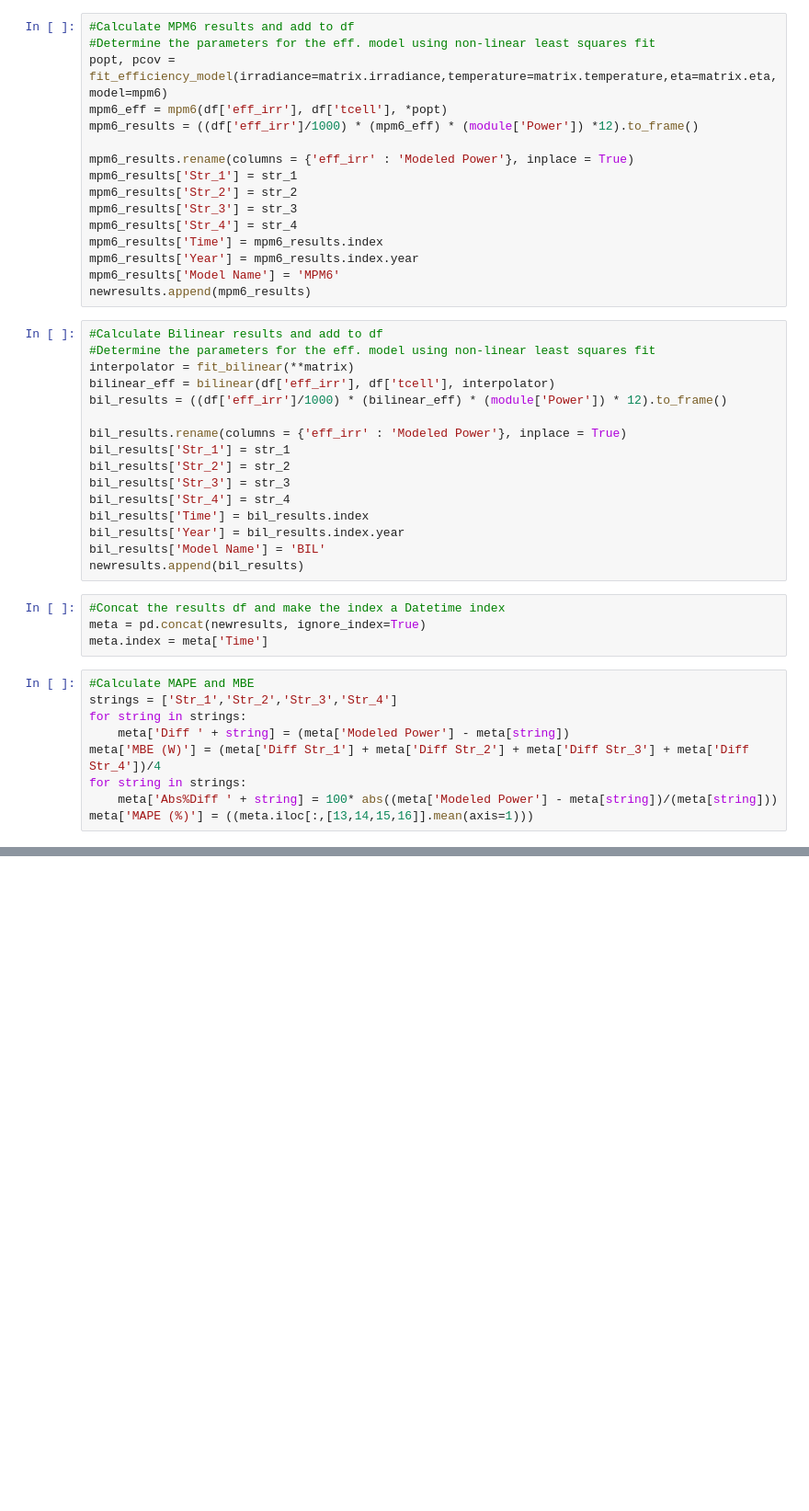
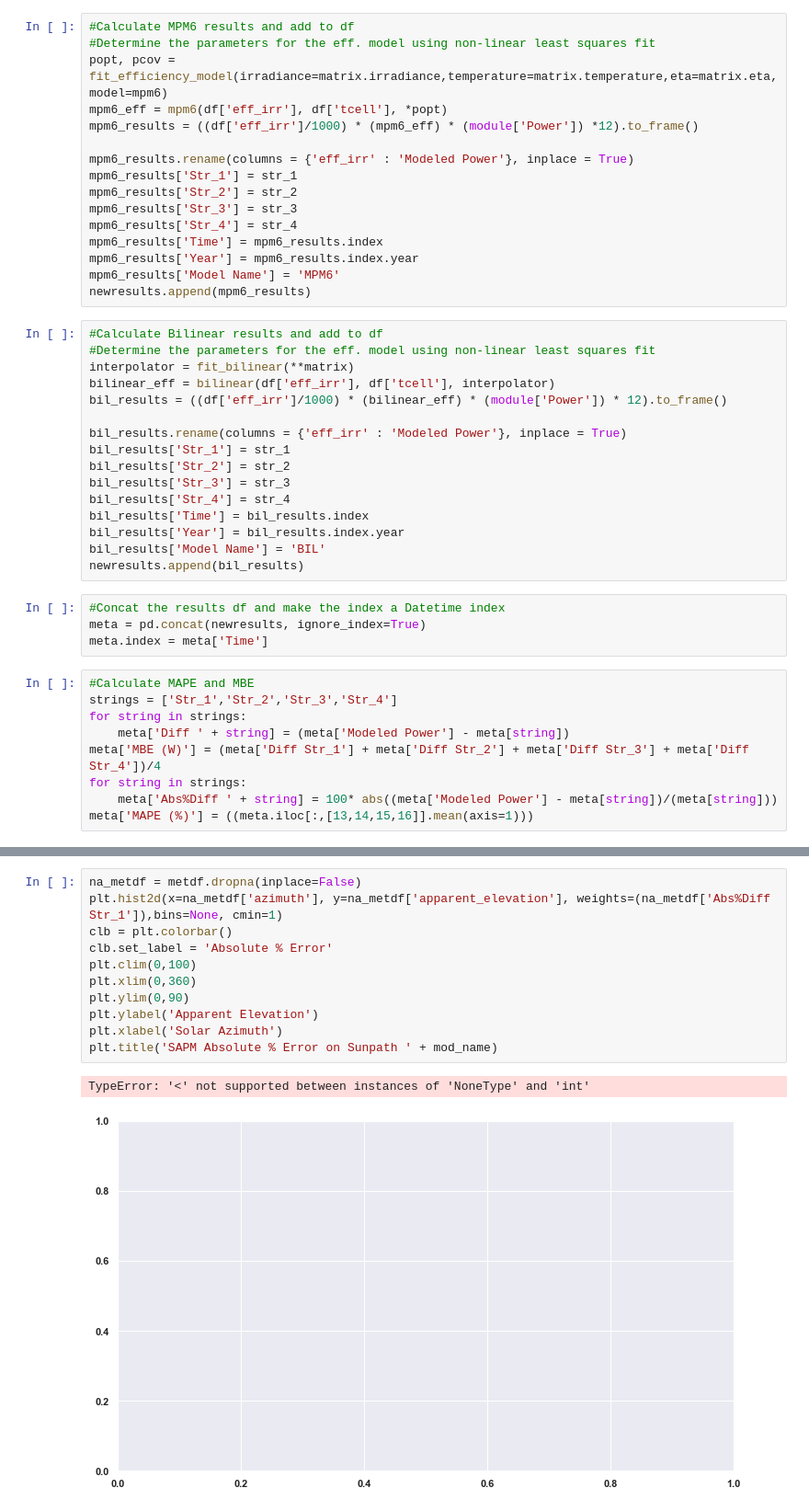
Before and after one commit to lmdeville/PV-Modeling, a Jupyter notebook: PVLT/PVLT_Append.ipynb, the cells around one changed output, grey strips where cells are left out. Shown at 92% size. Cells and saved outputs as stored; diff of their text form; blank space fills up the shorter version.

```diff
--- a/PVLT/PVLT_Append.ipynb
+++ b/PVLT/PVLT_Append.ipynb
@@ -500,0 +462,14 @@ Text(0, 0.5, 'Solar Elevation')
+# %%
+na_metdf = metdf.dropna(inplace=False)
+plt.hist2d(x=na_metdf['azimuth'], y=na_metdf['apparent_elevation'], weights=(na_metdf['Abs%Diff Str_1']),bins=None, cmin=1)
+clb = plt.colorbar()
+clb.set_label = 'Absolute % Error'
+plt.clim(0,100)
+plt.xlim(0,360)
+plt.ylim(0,90)
+plt.ylabel('Apparent Elevation')
+plt.xlabel('Solar Azimuth')
+plt.title('SAPM Absolute % Error on Sunpath ' + mod_name)
+# %% [output]
+TypeError: '<' not supported between instances of 'NoneType' and 'int'
+[figure, added]
```
Also changed, not shown: parts of 24 cells of this notebook, 3 other files.
